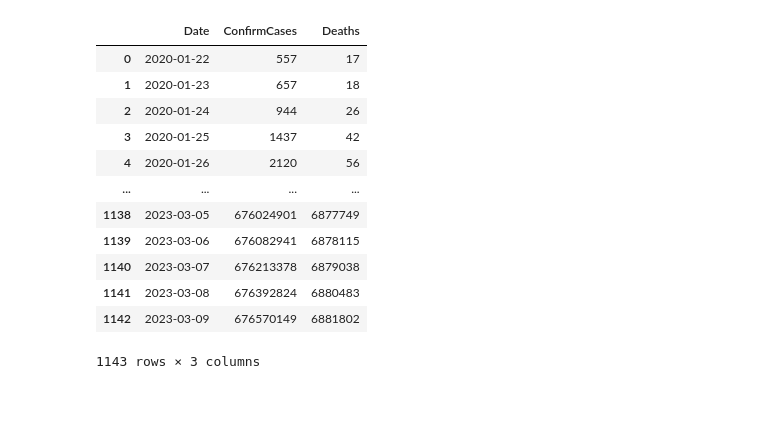
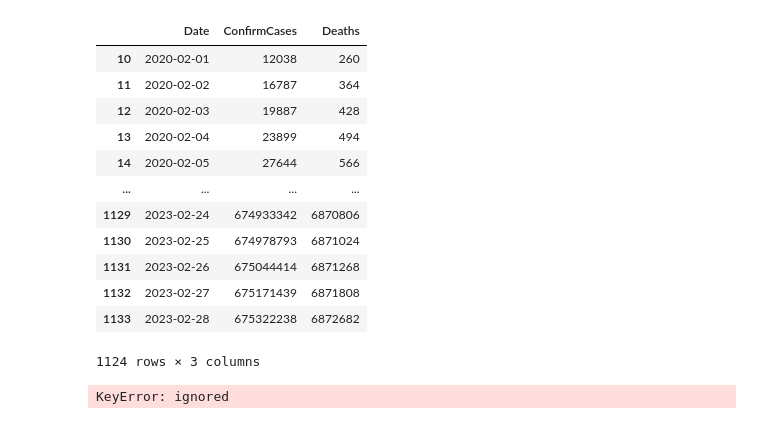
Before and after one commit to vedant-khawase/Group2_Final_Project, a Jupyter notebook: Python_Project_Group2.ipynb, the cells around one changed output. Saved outputs shown, nothing was run; the diff lists cells and outputs as text; code cells hidden in the pictures.

Commit message:
Filter data with date to get proper data and normalization

```diff
--- a/Python_Project_Group2.ipynb
+++ b/Python_Project_Group2.ipynb
@@ -13,43 +13,45 @@ from functools import reduce
 # %%
 #Reading the csv file to get the confirmed cases
 confirmed_cases_url = "https://raw.githubusercontent.com/CSSEGISandData/COVID-19/master/csse_covid_19_data/csse_covid_19_time_series/time_series_covid19_confirmed_global.csv"
 
 #Reading the csv file to get the total deaths
 deaths_url = "https://raw.githubusercontent.com/CSSEGISandData/COVID-19/master/csse_covid_19_data/csse_covid_19_time_series/time_series_covid19_deaths_global.csv"
 
 #Storing the Data into dataframe for confirmed cases and dealth cases
 confirmed_cases_df = pd.read_csv(confirmed_cases_url)
 deaths_df = pd.read_csv(deaths_url)
-
 #sum of confirm cases for all countries based on date
 confirmed_cases_global = pd.DataFrame(confirmed_cases_df.iloc[:,4:].sum()).reset_index()
 #defined dataframe columns
 confirmed_cases_global.columns = ['Date', "ConfirmCases"]
-
 #sum of dealth cases for all countries based on date
 deaths_global = pd.DataFrame(deaths_df.iloc[:,4:].sum()).reset_index()
 #defined dataframe columns for Dealth cases
 deaths_global.columns = ['Date', "Deaths"]
 
 #combined confirmed and death cases for common column date
 global_data = pd.merge(confirmed_cases_global, deaths_global, on='Date')
 #convert date value into datetime datatype
 global_data['Date']= pd.to_datetime(global_data['Date'])
-global_data
+start_date = "2020-02-01"
+end_date = "2023-02-28"
+global_data = global_data[global_data['Date'] >= start_date]
+global_data = global_data[global_data['Date'] <= end_date]
+display(global_data)
 # %% [output]
 |  | Date | ConfirmCases | Deaths |
-| 0 | 2020-01-22 | 557 | 17 |
-| 1 | 2020-01-23 | 657 | 18 |
-| 2 | 2020-01-24 | 944 | 26 |
-| 3 | 2020-01-25 | 1437 | 42 |
-| 4 | 2020-01-26 | 2120 | 56 |
+| 10 | 2020-02-01 | 12038 | 260 |
+| 11 | 2020-02-02 | 16787 | 364 |
+| 12 | 2020-02-03 | 19887 | 428 |
+| 13 | 2020-02-04 | 23899 | 494 |
+| 14 | 2020-02-05 | 27644 | 566 |
 | ... | ... | ... | ... |
-| 1138 | 2023-03-05 | 676024901 | 6877749 |
-| 1139 | 2023-03-06 | 676082941 | 6878115 |
-| 1140 | 2023-03-07 | 676213378 | 6879038 |
-| 1141 | 2023-03-08 | 676392824 | 6880483 |
-| 1142 | 2023-03-09 | 676570149 | 6881802 |
+| 1129 | 2023-02-24 | 674933342 | 6870806 |
+| 1130 | 2023-02-25 | 674978793 | 6871024 |
+| 1131 | 2023-02-26 | 675044414 | 6871268 |
+| 1132 | 2023-02-27 | 675171439 | 6871808 |
+| 1133 | 2023-02-28 | 675322238 | 6872682 |
-1143 rows × 3 columns
+1124 rows × 3 columns
 # %%
 #research stock for industries (Overall American, overall Candian, Travel, Real Estate, Precious metals (Gold, Silver, Platinum and so on)) from AlphaVantage API
 overall_us_stock = 'SPY' # Overall American Market
@@ -73,8 +75,13 @@ overall_us_response = requests.get(overall_us_stock_url)
 SPY_data = pd.DataFrame.from_dict(overall_us_response.json()['Time Series (Daily)'], orient='index')
 # create dataframe with required data
 SPY_data['Date'] = pd.to_datetime(SPY_data.index)
+SPY_data = SPY_data[SPY_data['Date'] >= start_date]
+SPY_data = SPY_data[SPY_data['Date'] <= end_date]
 SPY_data = SPY_data[['Date', '2. high', '3. low']]
 SPY_data.columns = ['Date', 'SPY_High', 'SPY_Low']
+display(SPY_data)
+# %% [output]
+KeyError: ignored
 # %%
 # get response for Overall Canadian Market stock from API
 overall_ca_response = requests.get(overall_ca_stock_url)
```
Also changed, not shown: parts of 10 cells of this notebook.
